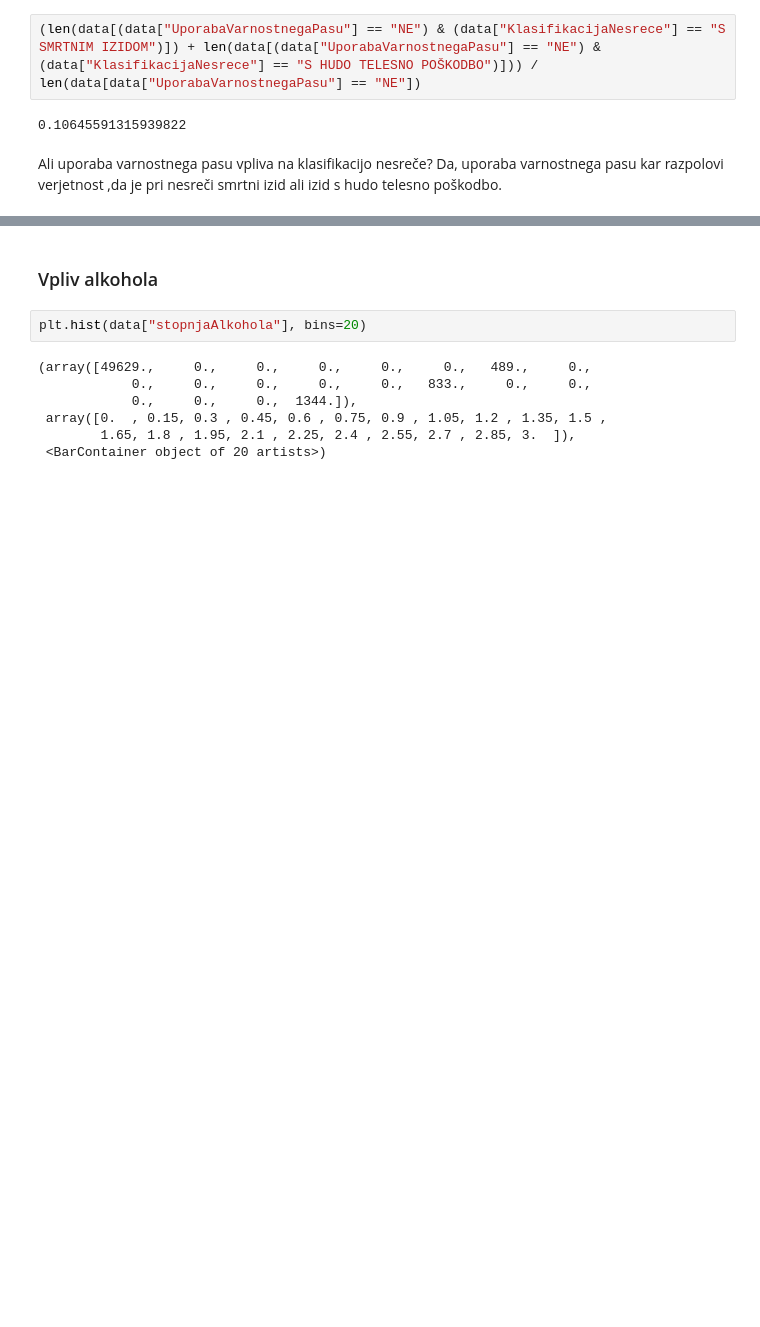
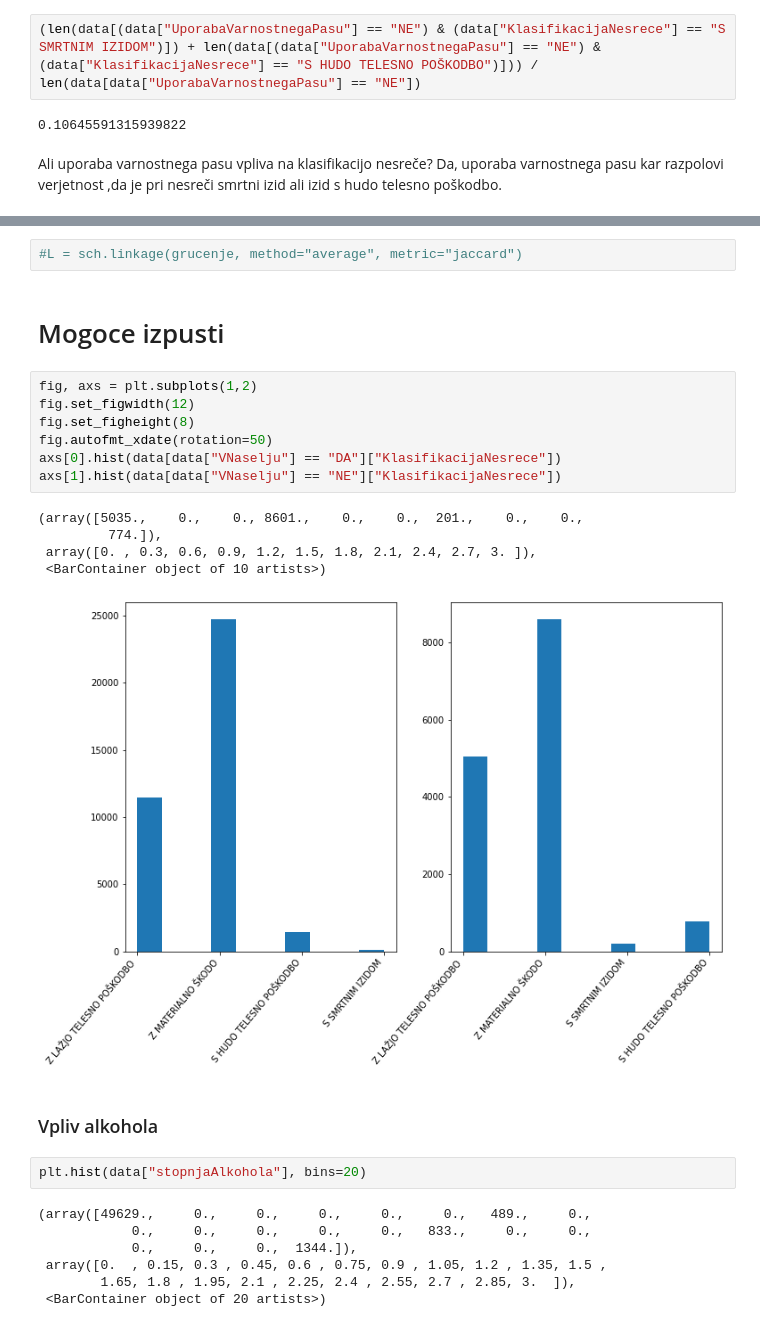
Before and after one commit to matej2000/PR21MV, a Jupyter notebook: main.ipynb, the cells around one changed output, grey strips where cells are left out. Cells and saved outputs as stored; diff of their text form; blank space fills up the shorter version.

Commit message:
Okoliscine nesrece.

```diff
--- a/main.ipynb
+++ b/main.ipynb
@@ -283,3 +286,20 @@ plt.hist(data[data["UporabaVarnostnegaPasu"] == "DA"]["datetime"])
+# %%
+#L = sch.linkage(grucenje, method="average", metric="jaccard")
+# %% [markdown]
+# Mogoce izpusti
+# %%
+fig, axs = plt.subplots(1,2)
+fig.set_figwidth(12)
+fig.set_figheight(8)
+fig.autofmt_xdate(rotation=50)
+axs[0].hist(data[data["VNaselju"] == "DA"]["KlasifikacijaNesrece"])
+axs[1].hist(data[data["VNaselju"] == "NE"]["KlasifikacijaNesrece"])
+# %% [output]
+(array([5035.,    0.,    0., 8601.,    0.,    0.,  201.,    0.,    0.,
+         774.]),
+ array([0. , 0.3, 0.6, 0.9, 1.2, 1.5, 1.8, 2.1, 2.4, 2.7, 3. ]),
+ <BarContainer object of 10 artists>)
+[figure, added]
 # %% [markdown]
 ### Vpliv alkohola
 # %%
```
Also changed, not shown: parts of 7 cells of this notebook.
